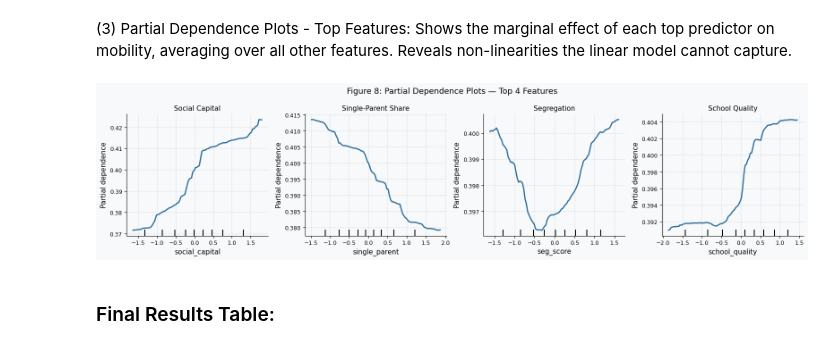
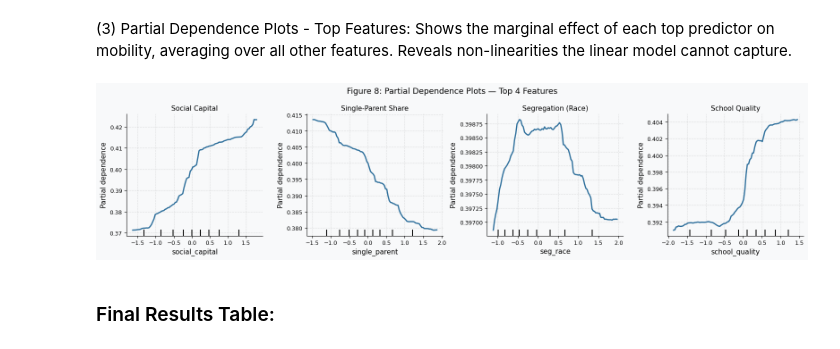
Before and after one commit to V-1414/Econ_148_Project3, a Jupyter notebook: Analysis/draft2.ipynb, the cells around one changed output. Cells and saved outputs as stored; diff of their text form; code cells hidden in the pictures.

```diff
--- a/Analysis/draft2.ipynb
+++ b/Analysis/draft2.ipynb
@@ -150,7 +152,7 @@ nchs_ur["urban_rural_label"] = nchs_ur["urban_rural_code"].map({
 hi, _ = pyreadstat.read_dta("data/health_ineq_online_table_12.dta", encoding="latin1")
 hi = hi.rename(columns={"cty": "fips"})
 hi["fips"] = hi["fips"].astype(int)
-hi = hi[["fips", "ccd_pup_tch_ratio", "score_r", "cs00_seg_inc"]]
+hi = hi[["fips", "ccd_pup_tch_ratio", "score_r", "cs00_seg_inc", "cs_race_theil_2000"]]
 # %% [markdown]
 **Step 8 — Merge all seven sources into a single county-level dataframe.** We start from `df_out` (the Opportunity Atlas outcomes file) and **left-join** every other source onto it on the shared `fips` key. Left-joining from `df_out` means we keep exactly the set of counties that have an outcome — counties present in a covariate file but not in the outcome file are silently dropped, which is what we want. From each source we pull only the columns needed downstream (the `[["fips", ...]]` subsetting inside each `.merge()`), so the final dataframe is wide enough to do feature engineering on but not polluted with hundreds of unused columns. The resulting `df.head(10)` lets you sanity-check the merge succeeded — every row should have a `fips`, an outcome, and the predictor columns.
 # %%
@@ -201,16 +245,16 @@ df["mobility"]       = df["kfr_pooled_pooled_p25"]
 df["racial_gap_wb"]  = df["kfr_white_male_p25"] - df["kfr_black_male_p25"]
 df["gender_gap_black"] = df["kfr_black_female_p25"] - df["kfr_black_male_p25"]
 
-df["seg_score"]            = df["poor_share_black2010"].fillna(df["poor_share2010"])
-df["seg_income"]           = df["cs00_seg_inc"]
-df["inequality"]           = df["gini2010"].fillna(df["gini"])
-df["single_parent"]        = df["singlepar_pooled2010"].fillna(df["singleparent_share2010"])
-df["school_quality"]       = df["score_r"]
+df["seg_race"]              = df["cs_race_theil_2000"]
+df["seg_income"]            = df["cs00_seg_inc"]
+df["inequality"]            = df["gini2010"].fillna(df["gini"])
+df["single_parent"]         = df["singlepar_pooled2010"].fillna(df["singleparent_share2010"])
+df["school_quality"]        = df["score_r"]
 df["student_teacher_ratio"] = df["ccd_pup_tch_ratio"]
-df["commute"]              = df["mean_commutetime2000"]
-df["social_capital"]       = df["ec_county"]
+df["commute"]               = df["mean_commutetime2000"]
+df["social_capital"]        = df["ec_county"]
 
-df["seg_hi"]  = df["poor_share_black2010"] > df["poor_share_black2010"].median()
+df["seg_hi"]  = df["seg_race"] > df["seg_race"].median()
 df["pov_hi"]  = df["poor_share2010"] > df["poor_share2010"].median()
 df["regime_label"] = (df["seg_hi"].astype(str) + "_seg_" +
                       df["pov_hi"].astype(str) + "_pov").map({
@@ -221,7 +265,7 @@ df["regime_label"] = (df["seg_hi"].astype(str) + "_seg_" +
 })
 
 cols_to_show = ["mobility", "racial_gap_wb", "gender_gap_black",
-                "seg_score", "seg_income", "inequality", "single_parent",
+                "seg_race", "seg_income", "inequality", "single_parent",
                 "school_quality", "student_teacher_ratio",
                 "commute", "social_capital", "regime_label"]
 
@@ -289,5 +333,5 @@ Define the locked-in 11-predictor set (the 9-predictor set of the original speci
 # %%
-PREDICTORS = ["seg_score", "seg_income",
+PREDICTORS = ["seg_race", "seg_income",
               "school_quality", "student_teacher_ratio",
               "single_parent", "inequality", "commute", "social_capital",
               "poor_share2010", "med_hhinc2016", "popdensity2010"]
@@ -742,26 +871,26 @@ plt.tight_layout()
 # %%
 %matplotlib inline
 from sklearn.inspection import PartialDependenceDisplay
 
 top4_idx = [PREDICTORS.index(p) for p in
-            ["social_capital", "single_parent", "seg_score", "school_quality"]]
-top4_labels = ["Social Capital", "Single-Parent Share", "Segregation", "School Quality"]
+            ["social_capital", "single_parent", "seg_race", "school_quality"]]
+top4_labels = ["Social Capital", "Single-Parent Share", "Segregation (Race)", "School Quality"]
 
 fig, axes = plt.subplots(1, 4, figsize=(16, 4))
 fig.suptitle("Figure 8: Partial Dependence Plots — Top 4 Features", fontsize=13)
 
 for ax, idx, label in zip(axes, top4_idx, top4_labels):
     PartialDependenceDisplay.from_estimator(
         rf, X, [idx], ax=ax,
         feature_names=PREDICTORS,
         line_kw={"color": BLUE, "lw": 2}
     )
     ax.set_title(label, fontsize=11)
     ax.set_xlabel("")
 
 plt.tight_layout()
 # %% [output]
-[figure, old version]
+[figure, new version]
 # %% [markdown]
 ### Final Results Table:
 # %%
```
Also changed, not shown: parts of 25 cells of this notebook, 2 other files.
